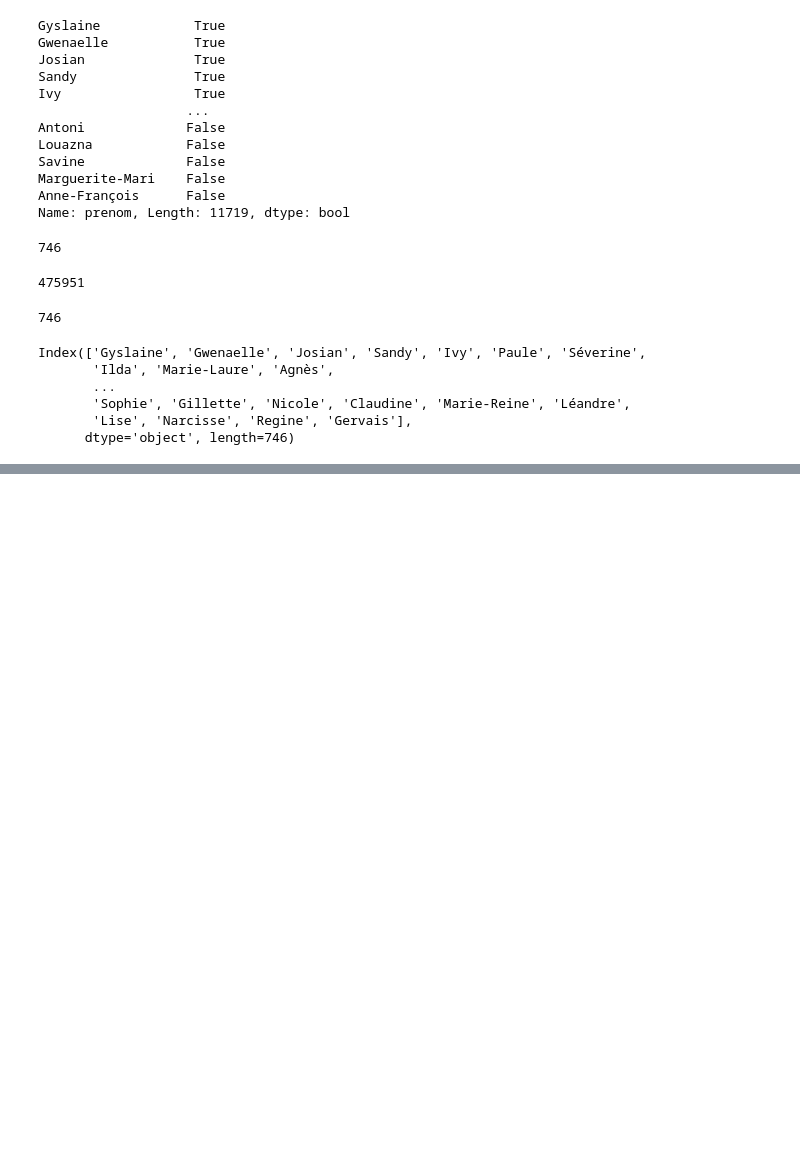
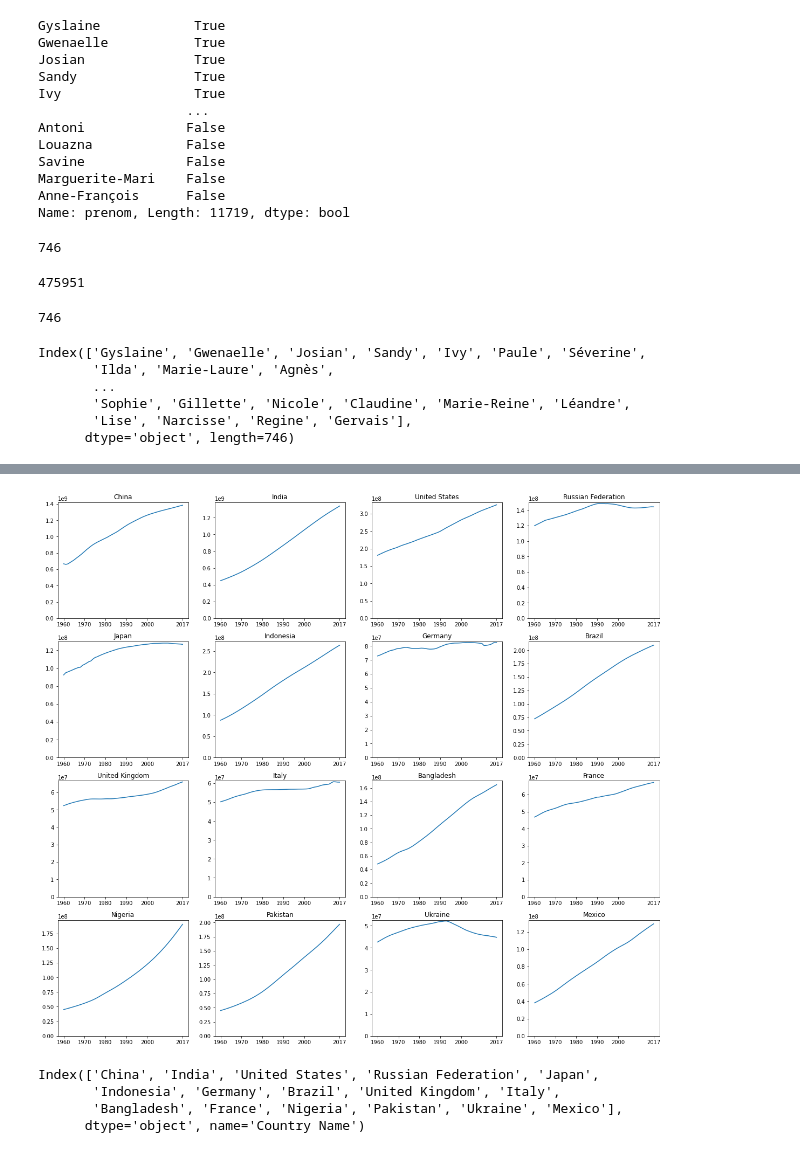
Before and after one commit to Bl3f/amse2021, a Jupyter notebook: Groupe-A/Day 3 - Pandas - 2021-03-19.ipynb, the cells around one changed output, grey strips where cells are left out. Drawn from its saved outputs; the diff is of its cells as text; code cells hidden in the pictures; blank space fills up the shorter version.

```diff
--- a/Groupe-A/Day 3 - Pandas - 2021-03-19.ipynb
+++ b/Groupe-A/Day 3 - Pandas - 2021-03-19.ipynb
@@ -942,0 +930,24 @@ plt.show()
+# %%
+fig, ax = plt.subplots(4, 4, figsize=(20, 10))
+
+for index, country in enumerate(top_16.columns):
+    ax[index // 4][index % 4].set_title(country)
+    ax[index // 4][index % 4].plot(top_16.loc["1960":"2017", country])
+    ax[index // 4][index % 4].set_ylim(ymin=0)
+
+plt.setp(ax, xticks=["1960", "1970", "1980", "1990", "2000", "2017"])#, yticks=list(range(50000000, 5000000000, 100000000)))
+plt.subplots_adjust(top=1.5)
+plt.savefig("top16.jpg")
+plt.show()
+# %% [output]
+[figure, added]
+# %%
+Italy : index 9
+
+9 // 4 -> 2
+9 % 4 -> 1
+# %% [output]
+Index(['China', 'India', 'United States', 'Russian Federation', 'Japan',
+       'Indonesia', 'Germany', 'Brazil', 'United Kingdom', 'Italy',
+       'Bangladesh', 'France', 'Nigeria', 'Pakistan', 'Ukraine', 'Mexico'],
+      dtype='object', name='Country Name')
```
Also changed, not shown: parts of 89 cells of this notebook, 1 other file.
